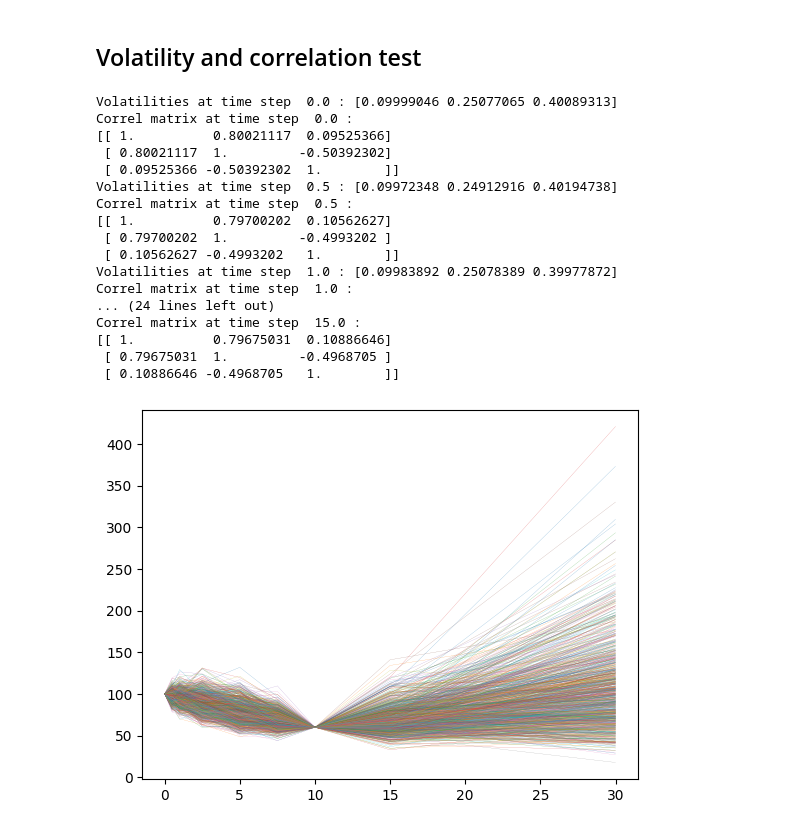
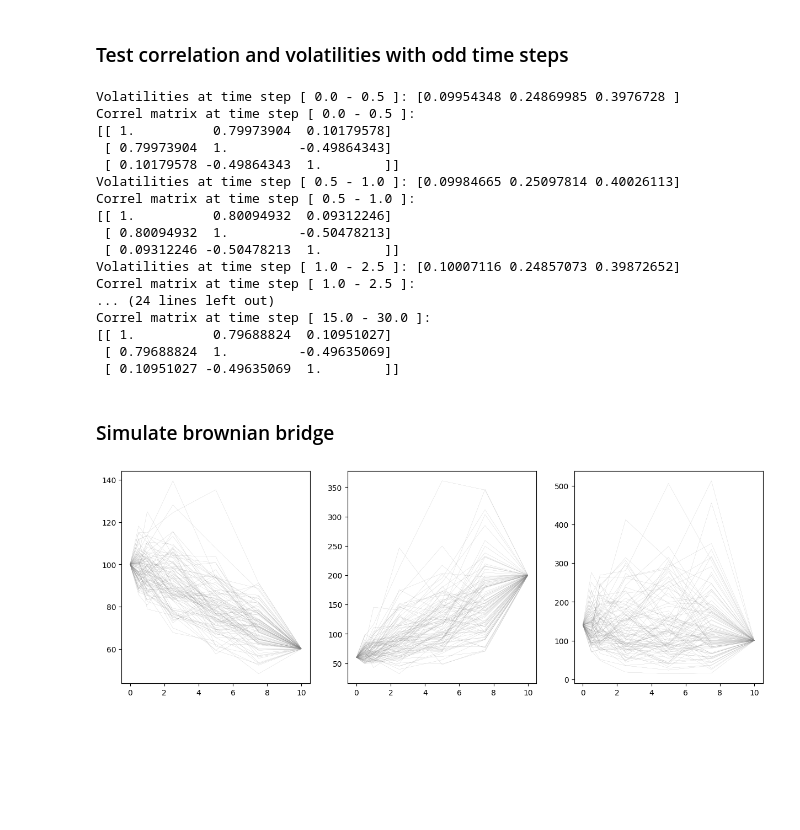
Before and after one commit to Lolillosky/PHD_CVA, a Jupyter notebook: NOTEBOOKS/PaperNotebooks/PaperResults.ipynb, the cells around one changed output. Cells and saved outputs as stored; diff of their text form; code cells hidden in the pictures; blank space fills up the shorter version.

```diff
--- a/NOTEBOOKS/PaperNotebooks/PaperResults.ipynb
+++ b/NOTEBOOKS/PaperNotebooks/PaperResults.ipynb
@@ -63,5 +62,5 @@ sns.pairplot(
-# %% [markdown]
-## Volatility and correlation test
+# %% [markdown]
+### Test correlation and volatilities with odd time steps
 # %%
 time_steps = [0.0, 0.5, 1.0, 2.5, 5.0, 7.5, 10.0, 15.0, 30.0]
 
@@ -83,37 +82,43 @@ for i in range(len(time_steps)-1):
 
     returns = np.log(paths[:,i+1,:].numpy()/paths[:,i,:].numpy())
 
-    print("Volatilities at time step ", time_steps[i], ":", np.std(returns, axis=0)/np.sqrt(time_steps[i+1]-time_steps[i]))
-    print("Correl matrix at time step ", time_steps[i], ":")
+    print("Volatilities at time step [", time_steps[i], "-", time_steps[i+1], "]:", np.std(returns, axis=0)/np.sqrt(time_steps[i+1]-time_steps[i]))
+    print("Correl matrix at time step [", time_steps[i], "-", time_steps[i+1], "]:")
     print(np.corrcoef(returns.T))
 # %% [output]
-Volatilities at time step  0.0 : [0.09999046 0.25077065 0.40089313]
-Correl matrix at time step  0.0 :
-[[ 1.          0.80021117  0.09525366]
- [ 0.80021117  1.         -0.50392302]
- [ 0.09525366 -0.50392302  1.        ]]
-Volatilities at time step  0.5 : [0.09972348 0.24912916 0.40194738]
-Correl matrix at time step  0.5 :
-[[ 1.          0.79700202  0.10562627]
- [ 0.79700202  1.         -0.4993202 ]
- [ 0.10562627 -0.4993202   1.        ]]
-Volatilities at time step  1.0 : [0.09983892 0.25078389 0.39977872]
-Correl matrix at time step  1.0 :
+Volatilities at time step [ 0.0 - 0.5 ]: [0.09954348 0.24869985 0.3976728 ]
+Correl matrix at time step [ 0.0 - 0.5 ]:
+[[ 1.          0.79973904  0.10179578]
+ [ 0.79973904  1.         -0.49864343]
+ [ 0.10179578 -0.49864343  1.        ]]
+Volatilities at time step [ 0.5 - 1.0 ]: [0.09984665 0.25097814 0.40026113]
+Correl matrix at time step [ 0.5 - 1.0 ]:
+[[ 1.          0.80094932  0.09312246]
+ [ 0.80094932  1.         -0.50478213]
+ [ 0.09312246 -0.50478213  1.        ]]
+Volatilities at time step [ 1.0 - 2.5 ]: [0.10007116 0.24857073 0.39872652]
+Correl matrix at time step [ 1.0 - 2.5 ]:
 ... (24 lines left out)
-Correl matrix at time step  15.0 :
-[[ 1.          0.79675031  0.10886646]
- [ 0.79675031  1.         -0.4968705 ]
- [ 0.10886646 -0.4968705   1.        ]]
+Correl matrix at time step [ 15.0 - 30.0 ]:
+[[ 1.          0.79688824  0.10951027]
+ [ 0.79688824  1.         -0.49635069]
+ [ 0.10951027 -0.49635069  1.        ]]
+# %% [markdown]
+### Simulate brownian bridge
 # %%
-spot_t = [60,140,100]
+spot_t = [60,200,100]
 
+time_index = 6
 
-
-brown_bridge_paths = simulator.simulate_paths_with_bridge(num_sims = 1000,
+paths_bridge = simulator.simulate_paths_with_bridge(num_sims = 300000,
         pivot_step_idx = 6,
         spot_at_pivot= spot_t)
 
+f, ax = plt.subplots(1,3, figsize=(15,5))
 
-plt.plot(time_steps, brown_bridge_paths[:,:,0].T.detach(), linewidth = 0.1);
+
+ax[0].plot(time_steps[0:time_index+1], paths_bridge[:100,:time_index+1,0].T.detach() ,linewidth = 0.1, color = 'grey');
+ax[1].plot(time_steps[0:time_index+1], paths_bridge[:100,:time_index+1,1].T.detach(), linewidth = 0.1, color = 'grey');
+ax[2].plot(time_steps[0:time_index+1], paths_bridge[:100,:time_index+1,2].T.detach(), linewidth = 0.1, color = 'grey');
 # %% [output]
-[figure, old version]
+[figure, new version]
```
Also changed, not shown: parts of 14 cells of this notebook, 1 other file.
